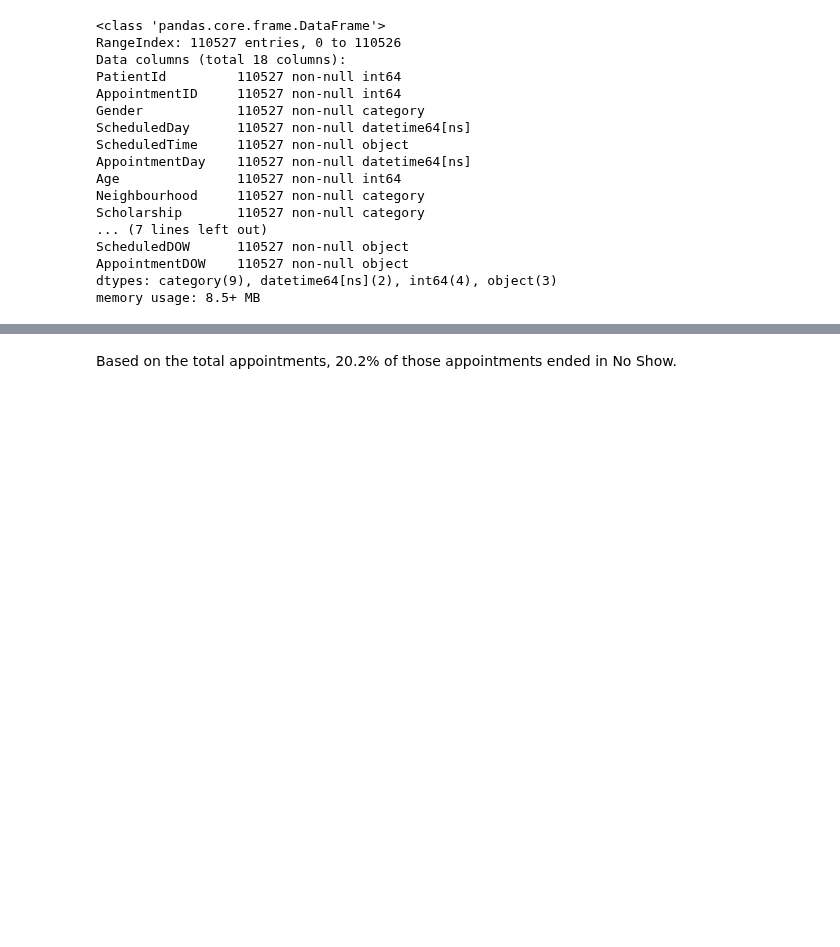
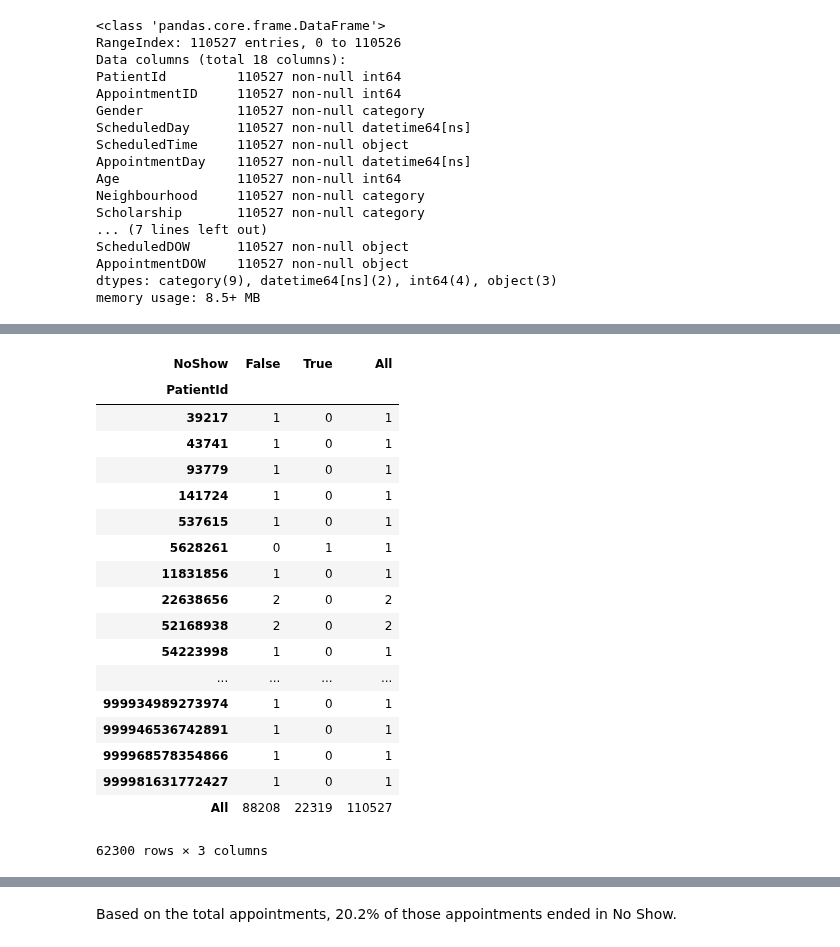
Before and after one commit to cdmorgan103/7331DataMiningNoShow, a Jupyter notebook: 7331DataMiningNoShow_CR.ipynb, the cells around one changed output, grey strips where cells are left out. Cells and saved outputs as stored; diff of their text form; code cells hidden in the pictures; blank space fills up the shorter version.

```diff
--- a/7331DataMiningNoShow_CR.ipynb
+++ b/7331DataMiningNoShow_CR.ipynb
@@ -363,3 +389,26 @@ df = df.replace({'NoShow': {'Yes': True, 'No': False}})
+# %%
+df1 = pd.crosstab(df.PatientId,df.NoShow, margins=True)
+df1
+# %% [output]
+| NoShow | False | True | All |
+| PatientId |  |  |  |
+| 39217 | 1 | 0 | 1 |
+| 43741 | 1 | 0 | 1 |
+| 93779 | 1 | 0 | 1 |
+| 141724 | 1 | 0 | 1 |
+| 537615 | 1 | 0 | 1 |
+| 5628261 | 0 | 1 | 1 |
+| 11831856 | 1 | 0 | 1 |
+| 22638656 | 2 | 0 | 2 |
+| 52168938 | 2 | 0 | 2 |
+| 54223998 | 1 | 0 | 1 |
+| ... | ... | ... | ... |
+| 999934989273974 | 1 | 0 | 1 |
+| 999946536742891 | 1 | 0 | 1 |
+| 999968578354866 | 1 | 0 | 1 |
+| 999981631772427 | 1 | 0 | 1 |
+| All | 88208 | 22319 | 110527 |
+62300 rows × 3 columns
 # %%
 a=df['NoShow']
 count_noshows = sum(a)
```
Also changed, not shown: parts of 24 cells of this notebook.
